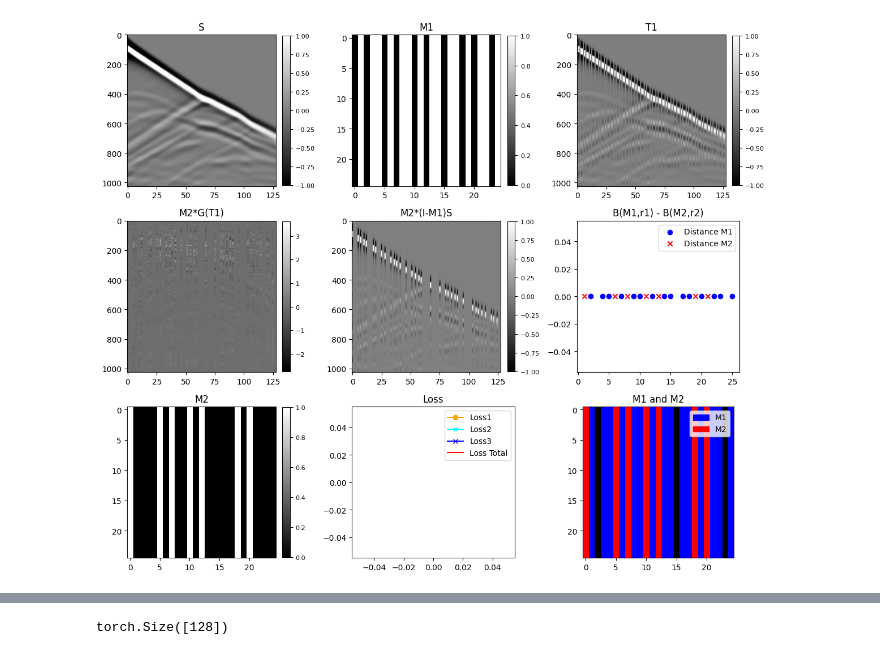
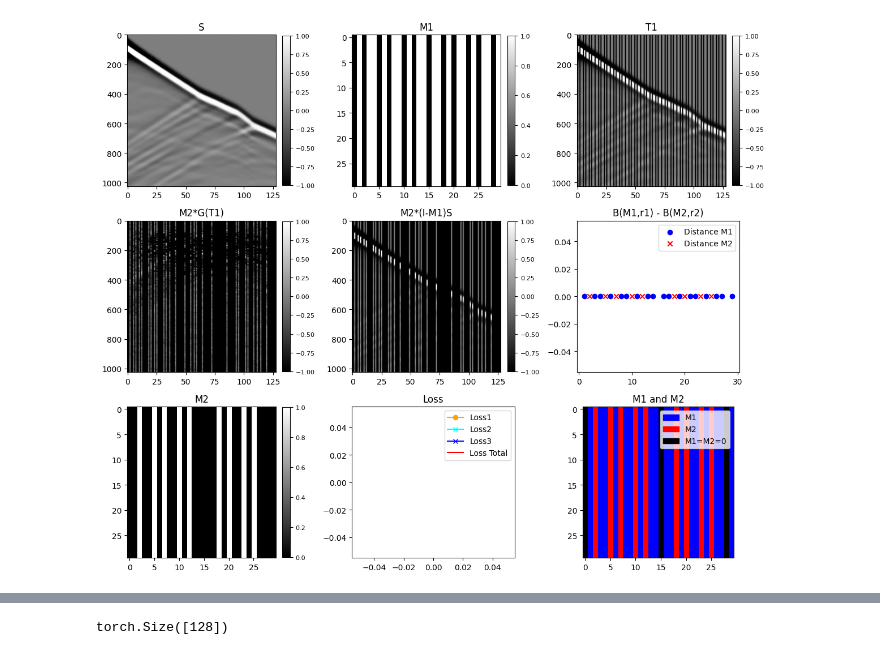
Before and after one commit to Anagabrielamantilla/ContinuousAcquisition, a Jupyter notebook: test.ipynb, the cells around one changed output, grey strips where cells are left out. Drawn from its saved outputs; the diff is of its cells as text; code cells hidden in the pictures.

```diff
--- a/test.ipynb
+++ b/test.ipynb
@@ -83,17 +83,29 @@ def imshow_with_colorbar(ax, data, title):
     cbar = plt.colorbar(im, ax=ax, fraction=0.046, pad=0.04)
     cbar.ax.tick_params(labelsize=8)
 
+distance_plot = 30
+
 # Usar primer elemento del batch
 b0 = 0
+m1_i =np.where(batch_M1[b0, 0,0,:] == 0)
+m1_i_1 =np.where(batch_M1[b0, 0,0,:] == 1)
+m2_i =np.where(M2[b0, 0,0,:] == 0)
+
+first_term = first_term.clamp(-1, 1)
+batch_T1[b0, 0,:, m1_i] = -1
+first_term[b0, 0,:, m2_i] = -1
+second_term[b0, 0,:, m2_i] = -1
+second_term[b0, 0,:, m1_i_1] = -1
+
 imshow_with_colorbar(ax[0, 0], batch_S[b0, 0].cpu().numpy(), 'S')
-imshow_with_colorbar(ax[0, 1], batch_M1[b0, 0, :25, :25].cpu().numpy(), 'M1')
-imshow_with_colorbar(ax[0, 2], batch_T1[b0, 0].cpu().numpy(), 'T1')
+imshow_with_colorbar(ax[0, 1], batch_M1[b0, 0, :distance_plot, :distance_plot].cpu().numpy(), 'M1')
+imshow_with_colorbar(ax[0, 2], batch_T1[b0, 0,:,].cpu().numpy(), 'T1')
 imshow_with_colorbar(ax[1, 0], first_term[b0, 0].detach().cpu().numpy(), 'M2*G(T1)')
 imshow_with_colorbar(ax[1, 1], second_term[b0, 0].detach().cpu().numpy(), 'M2*(I-M1)S')
-imshow_with_colorbar(ax[2, 0], M2[b0, 0, :25, :25].detach().cpu().numpy(), 'M2')
+imshow_with_colorbar(ax[2, 0], M2[b0, 0, :distance_plot, :distance_plot].detach().cpu().numpy(), 'M2')
 
-x1 = distance_m1.detach().cpu()[:25]
-x2 = distance_m2.detach().cpu()[:25]
+x1 = distance_m1.detach().cpu()[:distance_plot]
+x2 = distance_m2.detach().cpu()[:distance_plot]
 
 x1_nonzero = x1[x1 != 0]
 x2_nonzero = x2[x2 != 0]
@@ -114,34 +126,35 @@ ax[2, 1].plot(list_loss2, marker='x', color='cyan', label='Loss2')
 ax[2, 1].plot(list_loss3, marker='x', color='blue', label='Loss3')
 ax[2, 1].plot(list_loss_total, linestyle='-', color='red', label='Loss Total')
 ax[2, 1].set_title('Loss')
 ax[2, 1].legend()
 
-mask1 = batch_M1[b0, 0, :25, :25].cpu().numpy()
-mask2 = M2[b0, 0, :25, :25].detach().cpu().numpy()
+mask1 = batch_M1[b0, 0, :distance_plot, :distance_plot].cpu().numpy()
+mask2 = M2[b0, 0, :distance_plot, :distance_plot].detach().cpu().numpy()
 
 # Máscaras para visualización: solo los unos visibles
 mask1_vis = np.ma.masked_where(mask1 == 0, mask1)
 mask2_vis = np.ma.masked_where(mask2 == 0, mask2)
 
 # Colormaps personalizados (puedes ajustar los colores si lo deseas)
 cm1 = mpl.colors.ListedColormap(['blue', 'black'])    # M1 en rojo
 cm2 = mpl.colors.ListedColormap(['red', 'black'])  # M2 en verde
 
 # Fondo negro
 ax[2, 2].set_title('M1 and M2')
 ax[2, 2].imshow(np.zeros_like(mask1), cmap='gray', interpolation='nearest')
 # M1 en rojo semi-transparente
 ax[2, 2].imshow(mask1_vis, cmap=cm1, interpolation='nearest')
 # M2 en verde semi-transparente
 ax[2, 2].imshow(mask2_vis, cmap=cm2, interpolation='nearest')
 
 blue_patch = mpatches.Patch(color='blue', label='M1')
 red_patch = mpatches.Patch(color='red', label='M2')
-ax[2, 2].legend(handles=[blue_patch, red_patch], loc='upper right')
+black_patch = mpatches.Patch(color='black', label='M1=M2=0')
+ax[2, 2].legend(handles=[blue_patch, red_patch, black_patch], loc='upper right')
 
 
 plt.tight_layout()
 plt.show(fig)
 plt.close(fig)
 # %% [output]
-[figure, old version]
+[figure, new version]
```
Also changed, not shown: parts of 2 cells of this notebook, 1 other file.
